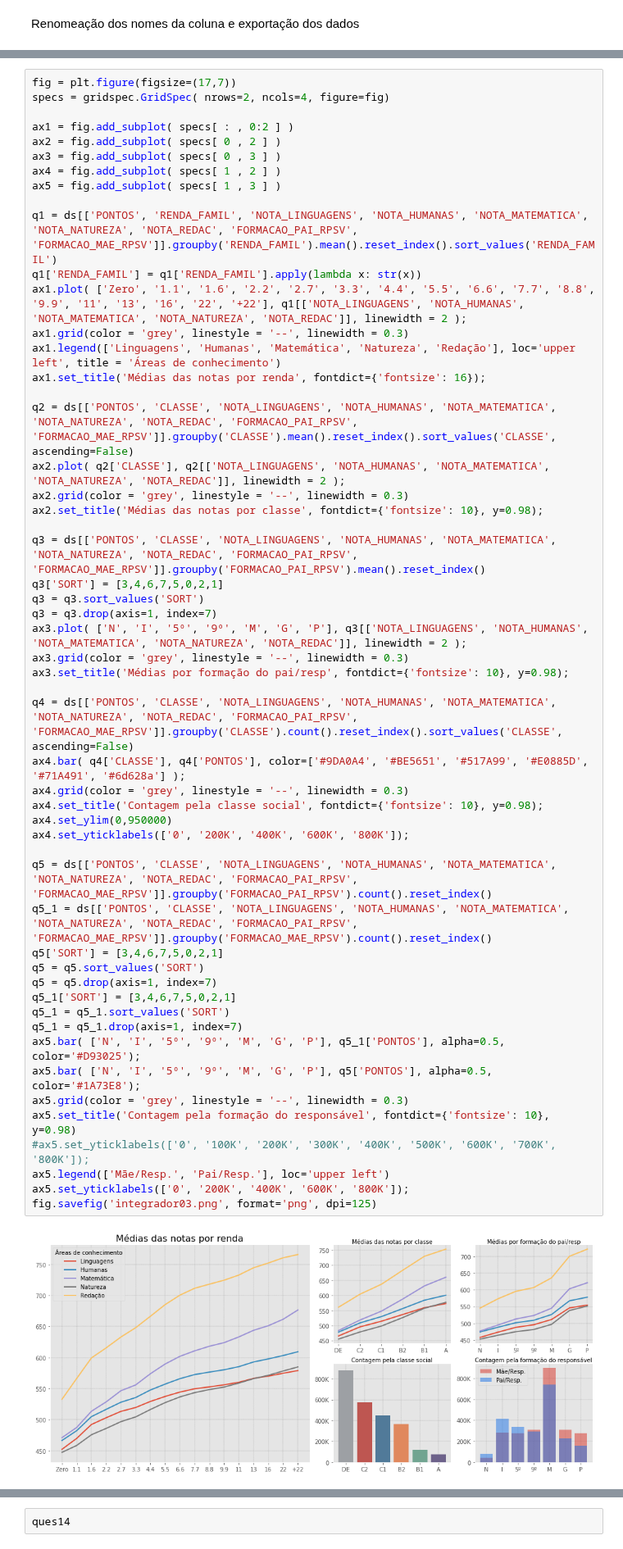
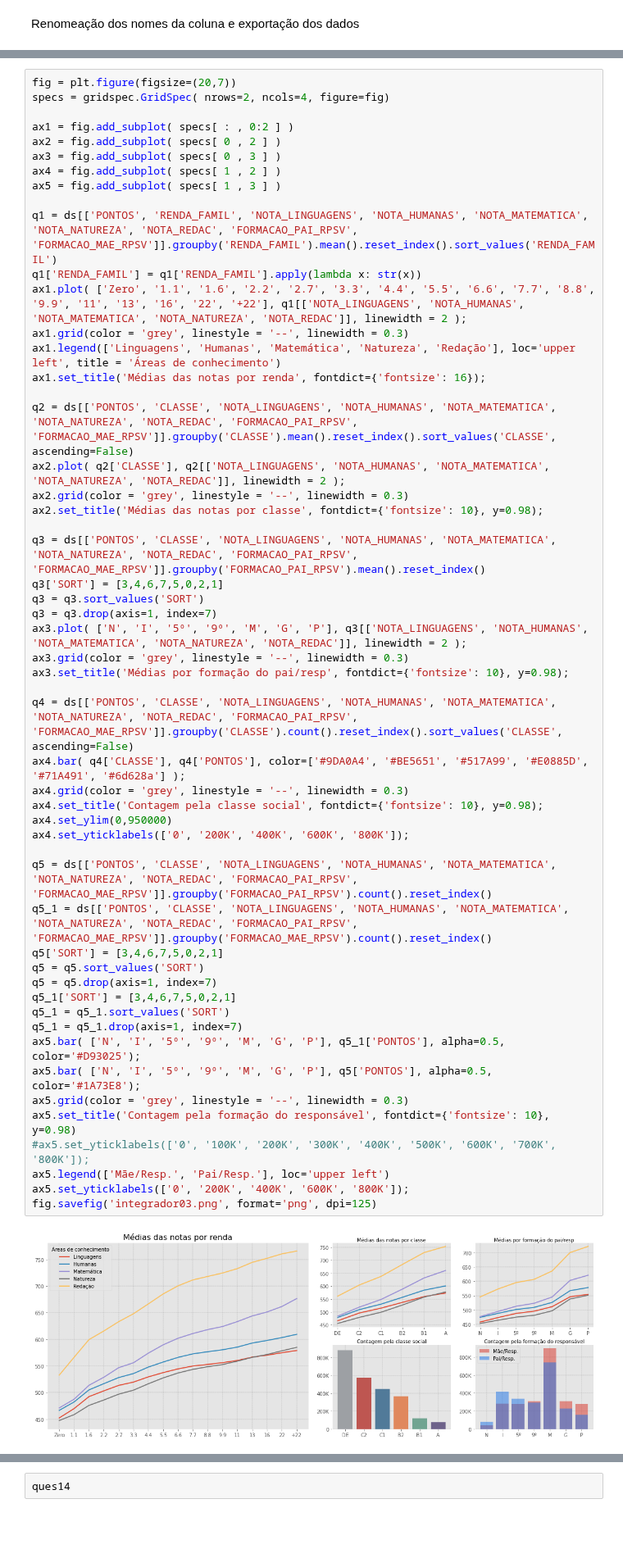
Before and after one commit to gabrielluizone/DS-Integrador-One, a Jupyter notebook: integrador-one.ipynb, the cells around one changed output, grey strips where cells are left out. Shown at 82% size. Drawn from its saved outputs; the diff is of its cells as text; blank space fills up the shorter version.

```diff
--- a/integrador-one.ipynb
+++ b/integrador-one.ipynb
@@ -1064,7 +925,7 @@ fig.savefig('integrador02.png', format='png', dpi=125)
 # %% [output]
 [figure]
 # %%
-fig = plt.figure(figsize=(17,7))
+fig = plt.figure(figsize=(20,7))
 specs = gridspec.GridSpec( nrows=2, ncols=4, figure=fig)
 
 ax1 = fig.add_subplot( specs[ : , 0:2 ] )
@@ -1090,31 +951,31 @@ q3['SORT'] = [3,4,6,7,5,0,2,1]
 q3 = q3.sort_values('SORT')
 q3 = q3.drop(axis=1, index=7)
 ax3.plot( ['N', 'I', '5º', '9º', 'M', 'G', 'P'], q3[['NOTA_LINGUAGENS', 'NOTA_HUMANAS', 'NOTA_MATEMATICA', 'NOTA_NATUREZA', 'NOTA_REDAC']], linewidth = 2 );
 ax3.grid(color = 'grey', linestyle = '--', linewidth = 0.3)
 ax3.set_title('Médias por formação do pai/resp', fontdict={'fontsize': 10}, y=0.98);
 
 q4 = ds[['PONTOS', 'CLASSE', 'NOTA_LINGUAGENS', 'NOTA_HUMANAS', 'NOTA_MATEMATICA', 'NOTA_NATUREZA', 'NOTA_REDAC', 'FORMACAO_PAI_RPSV', 'FORMACAO_MAE_RPSV']].groupby('CLASSE').count().reset_index().sort_values('CLASSE', ascending=False)
 ax4.bar( q4['CLASSE'], q4['PONTOS'], color=['#9DA0A4', '#BE5651', '#517A99', '#E0885D', '#71A491', '#6d628a'] );
 ax4.grid(color = 'grey', linestyle = '--', linewidth = 0.3)
 ax4.set_title('Contagem pela classe social', fontdict={'fontsize': 10}, y=0.98);
 ax4.set_ylim(0,950000)
 ax4.set_yticklabels(['0', '200K', '400K', '600K', '800K']);
 
 q5 = ds[['PONTOS', 'CLASSE', 'NOTA_LINGUAGENS', 'NOTA_HUMANAS', 'NOTA_MATEMATICA', 'NOTA_NATUREZA', 'NOTA_REDAC', 'FORMACAO_PAI_RPSV', 'FORMACAO_MAE_RPSV']].groupby('FORMACAO_PAI_RPSV').count().reset_index()
 q5_1 = ds[['PONTOS', 'CLASSE', 'NOTA_LINGUAGENS', 'NOTA_HUMANAS', 'NOTA_MATEMATICA', 'NOTA_NATUREZA', 'NOTA_REDAC', 'FORMACAO_PAI_RPSV', 'FORMACAO_MAE_RPSV']].groupby('FORMACAO_MAE_RPSV').count().reset_index()
 q5['SORT'] = [3,4,6,7,5,0,2,1]
 q5 = q5.sort_values('SORT')
 q5 = q5.drop(axis=1, index=7)
 q5_1['SORT'] = [3,4,6,7,5,0,2,1]
 q5_1 = q5_1.sort_values('SORT')
 q5_1 = q5_1.drop(axis=1, index=7)
 ax5.bar( ['N', 'I', '5º', '9º', 'M', 'G', 'P'], q5_1['PONTOS'], alpha=0.5, color='#D93025');
 ax5.bar( ['N', 'I', '5º', '9º', 'M', 'G', 'P'], q5['PONTOS'], alpha=0.5, color='#1A73E8');
 ax5.grid(color = 'grey', linestyle = '--', linewidth = 0.3)
 ax5.set_title('Contagem pela formação do responsável', fontdict={'fontsize': 10}, y=0.98)
 #ax5.set_yticklabels(['0', '100K', '200K', '300K', '400K', '500K', '600K', '700K', '800K']);
 ax5.legend(['Mãe/Resp.', 'Pai/Resp.'], loc='upper left')
 ax5.set_yticklabels(['0', '200K', '400K', '600K', '800K']);
 fig.savefig('integrador03.png', format='png', dpi=125)
 # %% [output]
-[figure, old version]
+[figure, new version]
```
Also changed, not shown: parts of 21 cells of this notebook.
